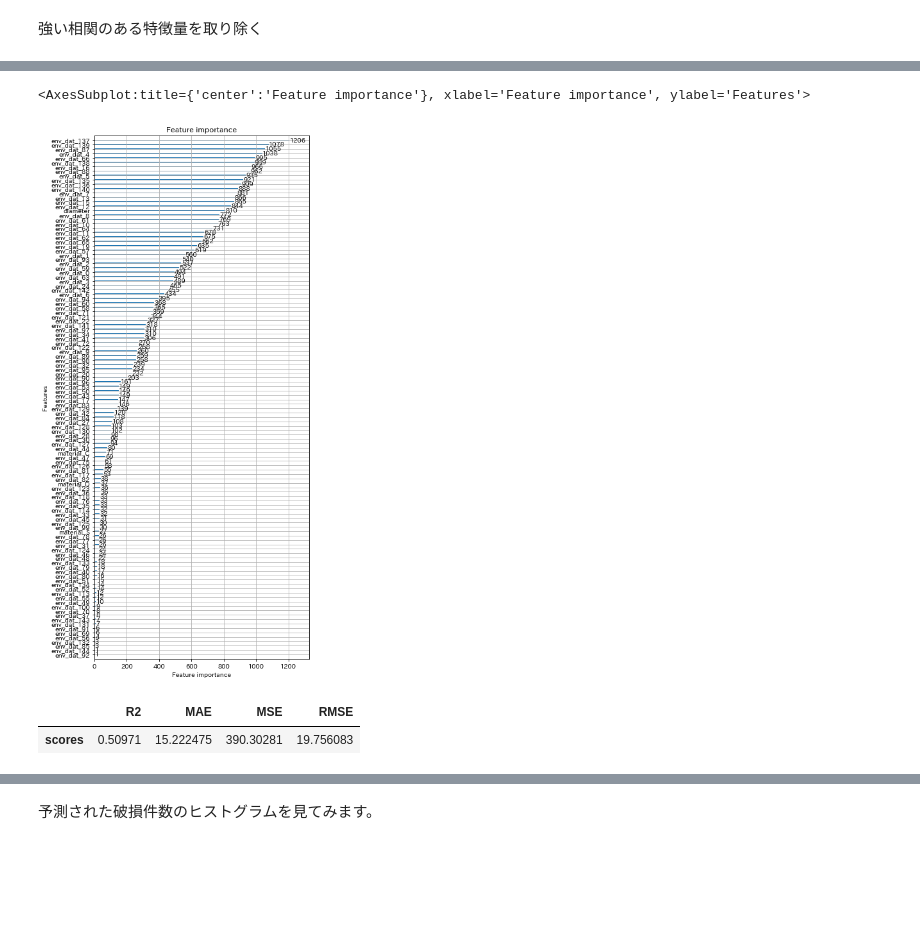
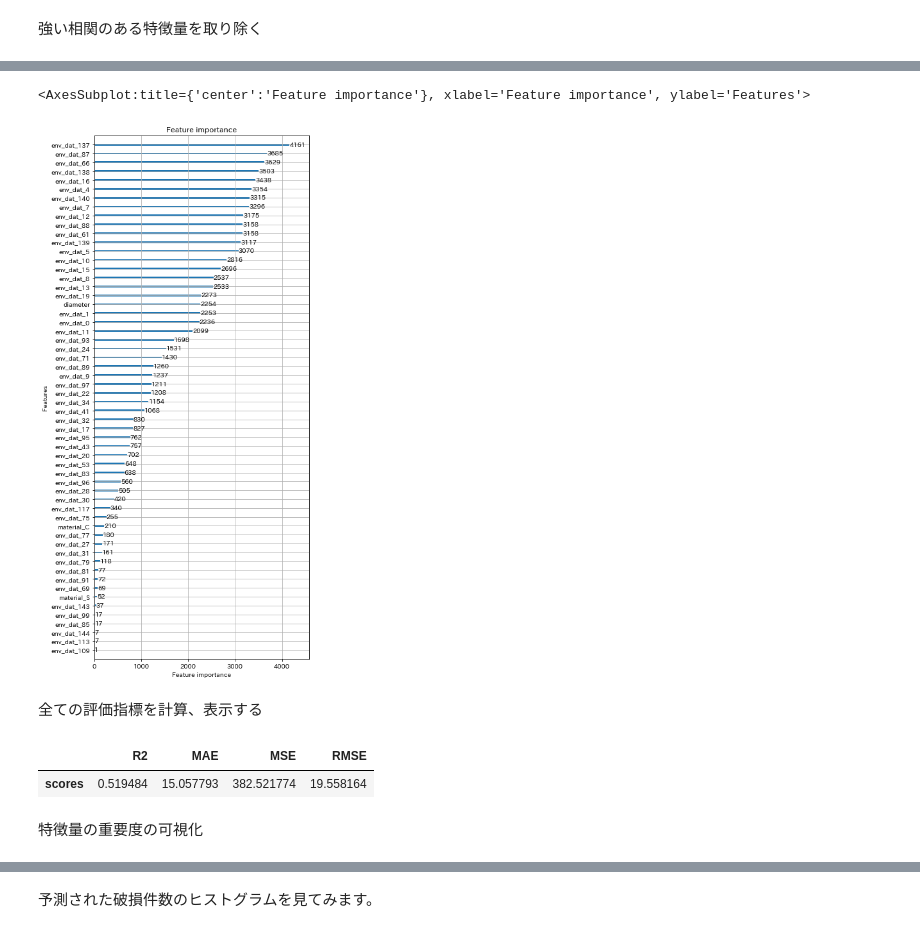
Before and after one commit to ontheroad2022/fracta, a Jupyter notebook: notebooks/100_0_nari_fracta_EDA.ipynb, the cells around one changed output, grey strips where cells are left out. Saved outputs shown, nothing was run; the diff lists cells and outputs as text; code cells hidden in the pictures; blank space fills up the shorter version.

```diff
--- a/notebooks/100_0_nari_fracta_EDA.ipynb
+++ b/notebooks/100_0_nari_fracta_EDA.ipynb
@@ -309,6 +261,8 @@ A_install_year = df_alive['install_year']
 # %% [markdown]
 強い相関のある特徴量を取り除く
 # %%
+from sklearn import covariance
+
 # Create correlation matrix
 corr_matrix = X.corr().abs()
 
@@ -316,10 +270,13 @@ corr_matrix = X.corr().abs()
 upper = corr_matrix.where(np.triu(np.ones(corr_matrix.shape), k=1).astype(np.bool))
 
 # Find features with correlation greater than 0.95
-to_drop = [column for column in upper.columns if any(upper[column] > 0.7)]
+to_drop = [column for column in upper.columns if any(upper[column] > 0.8)]
 
 # Drop features
-X.drop(to_drop, axis=1, inplace=True)
+# X.drop(to_drop, axis=1, inplace=True)
+
+# len(to_drop)
+# display(to_drop)
 # %%
 drop_list = [
     # 'env_dat_31',
@@ -379,5 +336,5 @@ drop_list = [
     'install_year',
     ]
 
-X = df_break.drop(drop_list, axis=1)
-A = df_alive.drop(drop_list, axis=1)
+X = df_break.drop(drop_list, axis=1).drop(to_drop, axis=1)
+A = df_alive.drop(drop_list, axis=1).drop(to_drop, axis=1)
@@ -387,18 +356,14 @@ X_train, X_test, y_train, y_test = train_test_split(X, y, test_size=0.33, random
 # %%
 %%time
-### optunaつかう
-# LightGBM用のデータセットに変換
-# import optuna.integration.lightgbm as lgb_o
-import lightgbm as lgb_o
+import optuna.integration.lightgbm as lgb_o # optuna使用の場合
+import lightgbm as lgb
 from lightgbm import Dataset
 
+# LightGBM用のデータセットに変換
 train = Dataset(X_train, y_train)
 val = Dataset(X_test, y_test)
 
-# train = xgb.DMatrix(X_train, y_train)
-# val = xgb.DMatrix(X_test, y_test)
-
-# ハイパーパラメータサーチ&モデル構築
+# ハイパーパラメータサーチの設定
 params = {
         'objective': 'regression',
         'metric': 'rmse',
@@ -416,56 +381,17 @@ params = {
         'early_stopping_round': 3000
 }
 
-gbm_o = lgb_o.train(params,
+gbm = lgb.train(params,
                     train,
                     valid_sets=val,
                     early_stopping_rounds=3000,
                     verbose_eval=20000)
 
-# gbm_o = xgb.train(params,
-#                     train,
-#                     # valid_sets=val,
-#                     early_stopping_rounds=3000,
-#                     verbose_eval=20000)
-
 # ベストパラメータの取得
-
-
-best_params = gbm_o.params
+best_params = gbm.params
 print("  Params: ")
 for key, value in best_params.items():
     print("    {}: {}".format(key, value))
-
-import lightgbm as lgb
-
-## 新たにlightGBMで全trainデータ再学習させる場合 ##
-# params_best = dict(best_params.items())
-
-# gbm = lgb.LGBMRegressor(**params_best,random_state=0)
-
-# gbm.fit(train_X, train_y)
-# y_pred_train = gbm.predict(train_X, num_iteration=gbm_o.best_iteration)
-# y_pred_test = gbm.predict(test_X, num_iteration=gbm_o.best_iteration)
-###################################################
-
-## lightGBM-optunaで学習した(train_test_splitでval有)モデルで推論する場合
-y_pred_train = gbm_o.predict(X_train, num_iteration=gbm_o.best_iteration)
-y_pred_test = gbm_o.predict(X_test, num_iteration=gbm_o.best_iteration)
-############################################################################
-
-# # モデルのインスタンスの作成
-# model = lgb.LGBMRegressor()
-
-
-# model.fit(train_X, train_y) # モデルの学習
-# y_pred_train = model.predict(train_X)
-
-
-# テストデータの予測
-# y_pred_test = model.predict(test_X)
-
-
-lgb.plot_importance(gbm_o, figsize=(6, 15))
 # %% [output]
 [LightGBM] [Warning] min_data_in_leaf is set=5, min_child_samples=5 will be ignored. Current value: min_data_in_leaf=5
 [LightGBM] [Warning] min_data_in_leaf is set=5, min_child_samples=5 will be ignored. Current value: min_data_in_leaf=5
@@ -487,7 +413,8 @@ Wall time: 1min 45s
 <AxesSubplot:title={'center':'Feature importance'}, xlabel='Feature importance', ylabel='Features'>
-[figure, old version]
+[figure, new version]
+# %% [markdown]
+全ての評価指標を計算、表示する
 # %%
-# 評価指標
 from sklearn.metrics import r2_score
 from sklearn.metrics import mean_absolute_error
 from sklearn.metrics import mean_squared_error
@@ -503,7 +430,7 @@ def calculate_scores(true, pred):
 
     Returns
     -------
-    scores (pd.DataFrame) : 各評価指標を纏めた結果
+    scores (pd.DataFrame) : 各評価指標をまとめた結果
 
     """
     scores = {}
@@ -518,7 +445,9 @@ scores = calculate_scores(y_test, y_pred_test)
 display(scores)
 # %% [output]
 |  | R2 | MAE | MSE | RMSE |
-| scores | 0.50971 | 15.222475 | 390.30281 | 19.756083 |
+| scores | 0.519484 | 15.057793 | 382.521774 | 19.558164 |
+# %% [markdown]
+特徴量の重要度の可視化
 # %%
 from sklearn.metrics import mean_absolute_error, mean_squared_error, mean_absolute_percentage_error
 
```
Also changed, not shown: parts of 60 cells of this notebook.
